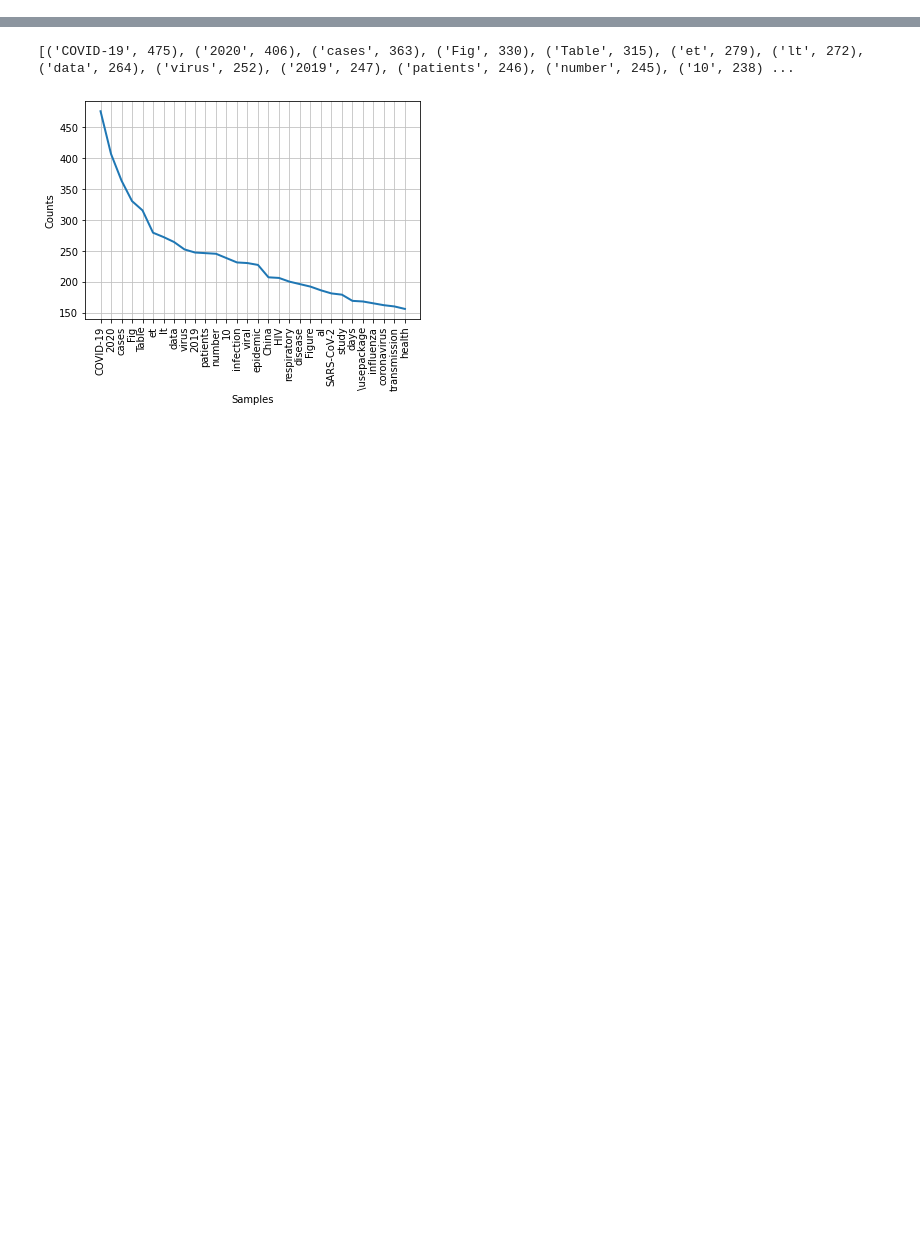
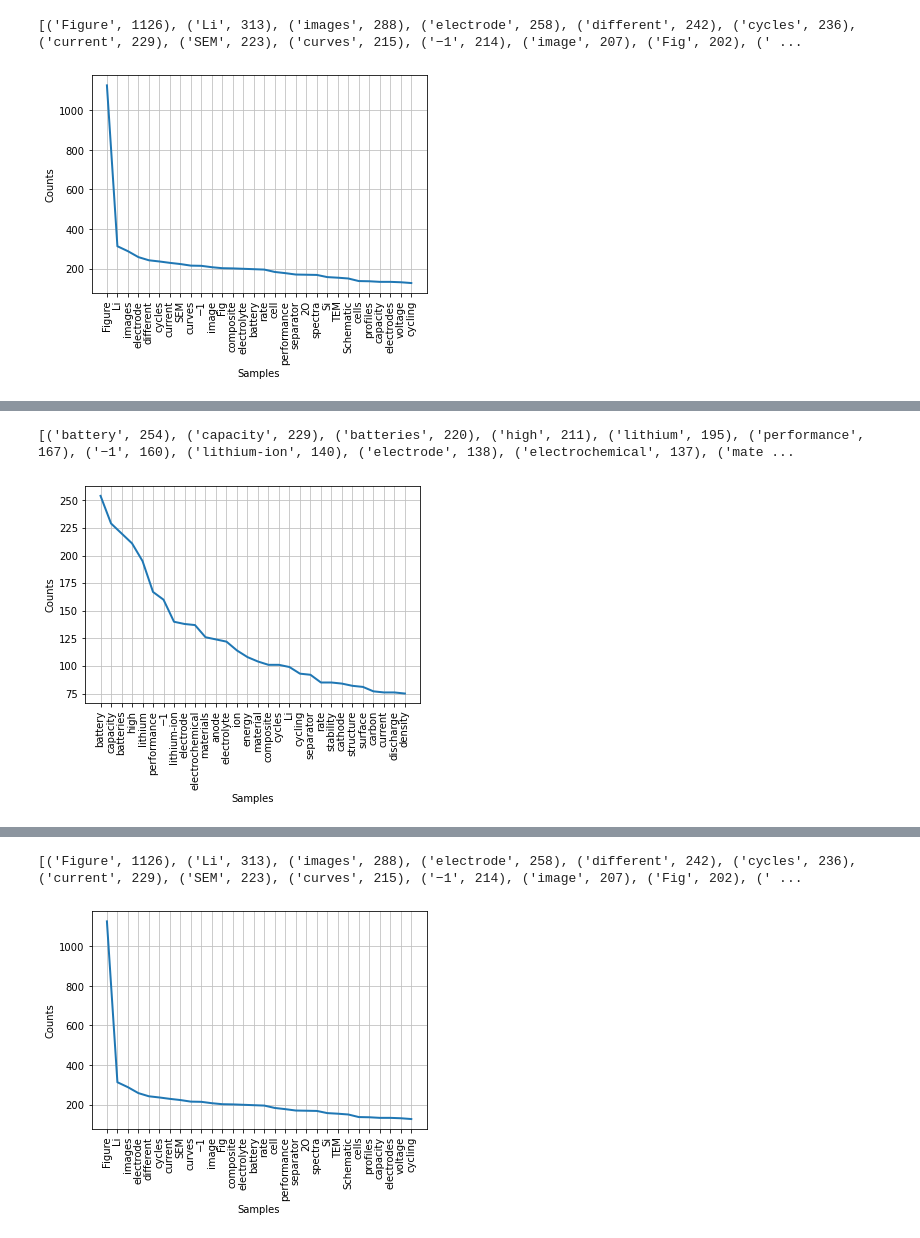
Before and after one commit to aishdharan/openvirusdev, a Jupyter notebook: ipynb/text.ipynb, the cells around one changed output, grey strips where cells are left out. Drawn from its saved outputs; the diff is of its cells as text; code cells hidden in the pictures; blank space fills up the shorter version.

Commit message:
developing word frequencies and a general text script

```diff
--- a/ipynb/text.ipynb
+++ b/ipynb/text.ipynb
@@ -19,3 +14,14 @@ project = VIRUS2019
+# %%
+# PMR's projects.
+IPYNB = OPENVIRUSDEV + "/" + "ipynb"
+VIRUS2019 = OPENVIRUSDEV + "/" + "viral2019"
+
+OPENBATTERY = PROJECTS + "/" + "open-battery"
+LIION = OPENBATTERY + "/" + "liion"
+# %%
+project = VIRUS2019
+project = LIION
+os.chdir(project)
 # %%
 def get_globbed_files(directory, file_glob, recurse=True):
     """
@@ -58,5 +48,4 @@ finished section
 # %%
-project = VIRUS2019
 # os.chdir(project)
 file_glob = 'PMC*'
 files = get_globbed_files(project, file_glob)
@@ -64,7 +53,7 @@ print("number of " + file_glob + " files: " + str(len(files))\
 #      + "\n " + str(files)\
      )
 
-abstract_files = get_globbed_files(project, 'PMC*/sections/abstract/*.xml')
+abstract_files = get_globbed_files(project, 'PMC*/sections/**/*abstract*.xml')
 # print("abstracts " + str(abstract_files))
 
 text_files = get_globbed_files(project, 'PMC*/sections/**/*.xml', recurse=False)
@@ -77,5 +70,5 @@ number of PMC* files: 190
 # %%
-def read_text_contents(text_files);
+def read_text_contents(text_files):
     os.chdir(project)
 
     text_contents = []
@@ -126,0 +114,7 @@ content_words = remove_xml_punkt_tokenize_stopwords(text_contents)
+# %%
+for files in [figure_files, abstract_files, figure_files]:
+    text_contents = read_text_contents(files)
+    words = remove_xml_punkt_tokenize_stopwords(text_contents)
+#    print("========================\nplotting: " + files)
+    plot_frequency(words)
+# %% [output]
@@ -126,0 +123,2 @@ content_words = remove_xml_punkt_tokenize_stopwords(text_contents)
+[('Figure', 1126), ('Li', 313), ('images', 288), ('electrode', 258), ('different', 242), ('cycles', 236), ('current', 229), ('SEM', 223), ('curves', 215), ('−1', 214), ('image', 207), ('Fig', 202), (' ...
+[figure, added]
@@ -126,0 +127,2 @@ content_words = remove_xml_punkt_tokenize_stopwords(text_contents)
+[('battery', 254), ('capacity', 229), ('batteries', 220), ('high', 211), ('lithium', 195), ('performance', 167), ('−1', 160), ('lithium-ion', 140), ('electrode', 138), ('electrochemical', 137), ('mate ...
+[figure, added]
@@ -127,14 +131,15 @@ content_words = remove_xml_punkt_tokenize_stopwords(text_contents)
+[('Figure', 1126), ('Li', 313), ('images', 288), ('electrode', 258), ('different', 242), ('cycles', 236), ('current', 229), ('SEM', 223), ('curves', 215), ('−1', 214), ('image', 207), ('Fig', 202), (' ...
+[figure, added]
 # %%
 from nltk.probability import FreqDist
-fdist = FreqDist(content_words)
-# To find the frequency of top 10 words
-print(fdist.most_common(30))
+import matplotlib.pyplot as plt
 
-import matplotlib.pyplot as plt
-# fdist.plot(30,cumulative=True)
-fdist.plot(30)
-plt.show()
+def plot_frequency(words):
+    fdist = FreqDist(words)
+    # To find the frequency of top 10 words
+    print(fdist.most_common(30))
+
+    # fdist.plot(30,cumulative=True)
+    fdist.plot(30)
+    plt.show()
-# %% [output]
-[('COVID-19', 475), ('2020', 406), ('cases', 363), ('Fig', 330), ('Table', 315), ('et', 279), ('lt', 272), ('data', 264), ('virus', 252), ('2019', 247), ('patients', 246), ('number', 245), ('10', 238) ...
-[figure, removed]
 # %%
```
Also changed, not shown: parts of 12 cells of this notebook.
